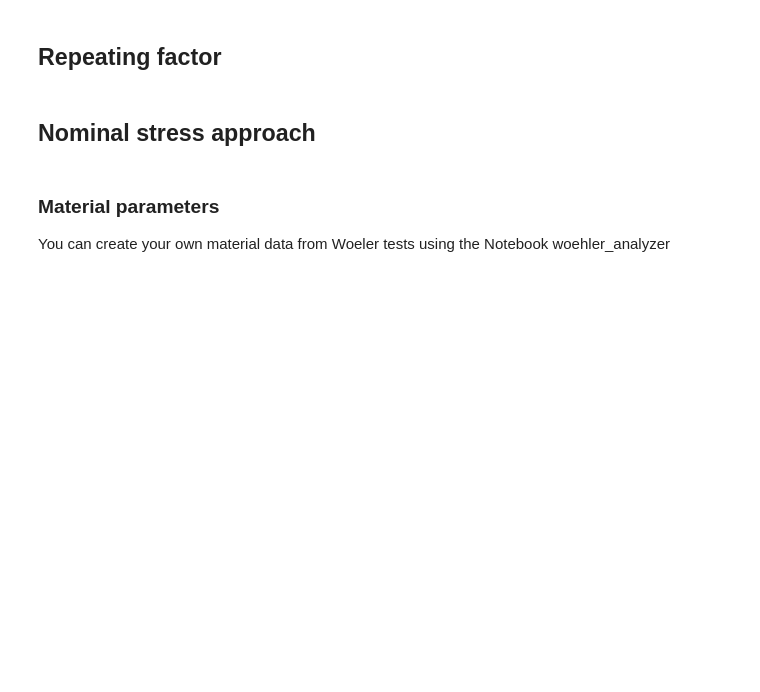
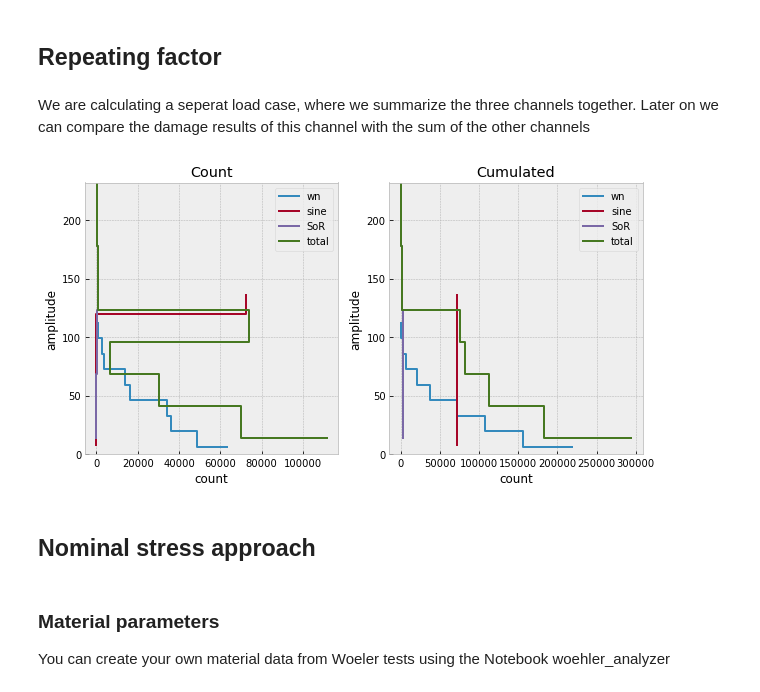
Before and after one commit to boschresearch/pylife, a Jupyter notebook: demos/lifetime_calc.ipynb, the cells around one changed output. Drawn from its saved outputs; the diff is of its cells as text; code cells hidden in the pictures; blank space fills up the shorter version.

Commit message:
demo life time calc until damage calculation finished

```diff
--- a/demos/lifetime_calc.ipynb
+++ b/demos/lifetime_calc.ipynb
@@ -174,4 +69,4 @@ meanstress_sensitivity = pd.Series({
     'M2': 0.2
 })
 # %%
-transformed = {k: rf_act.meanstress_hist.FKM_goodman(meanstress_sensitivity, R_goal=-1.) for k, rf_act in rainflow.items()}
+transformed_dict = {k: rf_act.meanstress_hist.FKM_goodman(meanstress_sensitivity, R_goal=-1.) for k, rf_act in rf_dict.items()}
@@ -180,26 +95,33 @@ transformed = {k: rf_act.meanstress_hist.FKM_goodman(meanstress_sensitivity, R_g
 # %%
 repeating = {
     'wn': 50.0,
-    'sine': 25.0
+    'sine': 25.0,
+    'SoR': 1
 }
+# %%
+load_dict = {k: transformed_dict[k] * repeating[k] for k in repeating.keys()}
+# %% [markdown]
+We are calculating a seperat load case, where we summarize the three channels together. Later on we can compare the damage results of this channel with the sum of the other channels
 # %%
-transformed['total'] = combine_hist([transformed[k] * repeating[k] for k in ['wn', 'sine']], method="sum")
+load_dict['total'] = combine_hist([load_dict[k] for k in load_dict.keys()], method="sum", nbins=9, histtype="range")
 # %%
 fig, ax = plt.subplots(nrows=1, ncols=2,figsize=(10, 5))
 
-for k, range_only in transformed.items():
-    amplitude = range_only.rainflow.amplitude[::-1]
-    cycles = range_only.values[::-1].ravel()
+for k, v in load_dict.items():
+    amplitude = v.rainflow.amplitude[::-1]
+    cycles = v.values[::-1].ravel()
     ax[0].step(cycles, amplitude, label=k)
     ax[1].step(np.cumsum(cycles), amplitude, label=k)
 
 for title, ai in zip(['Count', 'Cumulated'], ax):
     ai.set_title(title)
     ai.xaxis.grid(True)
     ai.legend()
     ai.set_xlabel('count')
     ai.set_ylabel('amplitude')
     ai.set_ylim((0,max(amplitude)))
+# %% [output]
+[figure, added]
 # %% [markdown]
 ## Nominal stress approach ##
 # %% [markdown]
```
Also changed, not shown: parts of 26 cells of this notebook, 4 other files.
